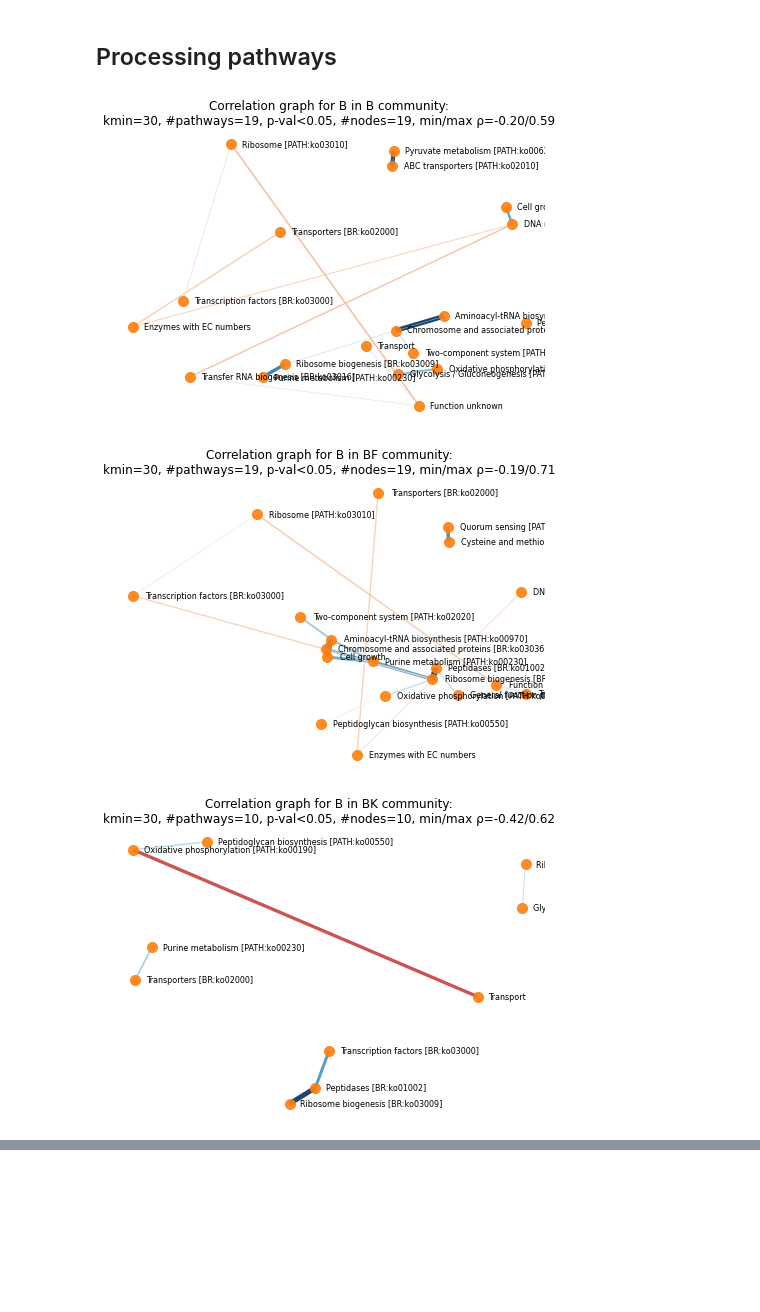
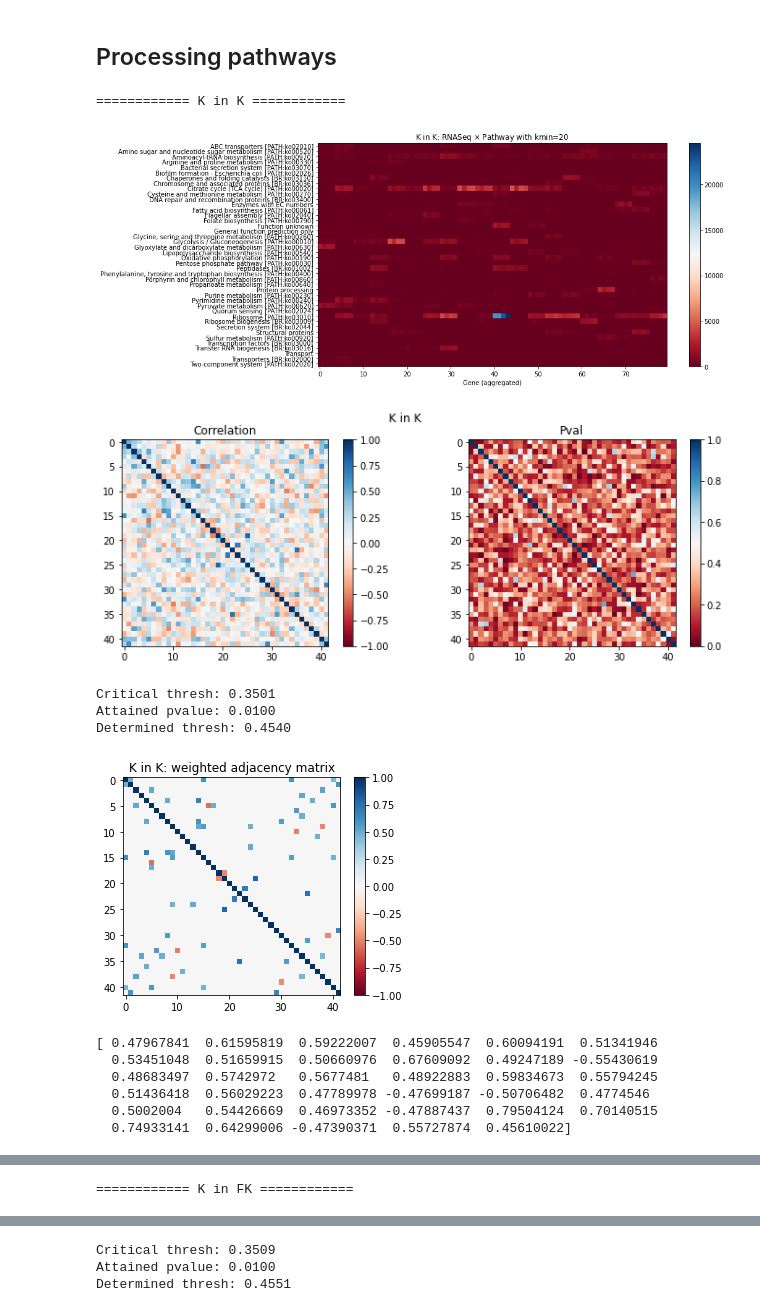
Before and after one commit to ZeyuSun/thor, a Jupyter notebook: pathway_correlation.ipynb, the cells around one changed output, grey strips where cells are left out. Saved outputs shown, nothing was run; the diff lists cells and outputs as text; code cells hidden in the pictures; blank space fills up the shorter version.

```diff
--- a/pathway_correlation.ipynb
+++ b/pathway_correlation.ipynb
@@ -22,8 +30,10 @@ from glob import glob
 import numpy as np
 import pandas as pd
 import matplotlib.pyplot as plt
-from scipy.stats import pearsonr
-plt.rcParams['image.cmap']='coolwarm'
+from scipy.stats import pearsonr, binom
+from scipy import special
+from scipy import sparse
+plt.rcParams['image.cmap']='RdBu'
 import networkx as nx
 # %%
 # Modifying venn function
@@ -284,36 +388,50 @@ def nx_plot_graph(G, label_aside=False):
 # %%
-kmin = 30 # minimum genes in a pathway
+kmin = 20 # minimum genes in a pathway
 N = 4 # number of replicates
 
-for sp in SPECIES:
+for sp in ['K']: #SPECIES:
     lengths = pathways[sp].groupby('DescC').size()
     top_pathways = lengths[lengths >= kmin].index.sort_values()
     degrees = pd.DataFrame()
     conn_pathways = {}  # A dict mapping comm to connected pathway IDs
     for comm in COMMUNITIES:
         if sp not in comm:
             continue
+        print("============ {} in {} ============".format(sp, comm))
         reps = [comm + str(i) for i in range(1,1+N)]
-        degrees[comm] = run_analysis(sp, reps, kmin=kmin)
+        degrees[comm] = run_analysis(sp, reps,
+            kmin=kmin, par_corr=False, FWER=0.01, FWER_filter=False,
+            run_sham=0)
         conn_pathways[comm] = set((degrees[comm] >= 0).to_numpy().nonzero()[0])
 
-    if True:
+    if False:
         print(degrees)
 
-    if True:
+    if False:
         fig, ax = plt.subplots(1, 2, figsize=(8,4))
         ax[0].set_title('Correlated pathways in {}'.format(sp))
         venn(conn_pathways, fmt="{enum}", fontsize=8, ax=ax[0])
         ax[1].invert_yaxis()
         ax[1].set_yticks(range(len(top_pathways)))
         ax[1].tick_params(axis='y', which='major', labelsize=6)
         for spine in ax[1].spines.values():
             spine.set_visible(False)
         ax[1].set_xticks([])
         for i, pathway in enumerate(top_pathways):
+            ipdb.set_trace()
             ax[1].text(0.02, i, pathway, fontdict={'size': 6}, verticalalignment='center')
         plt.show()
 # %% [output]
+============ K in K ============
-[figure, old version]
+[figure, new version]
-[figure, old version]
+[figure, new version]
+Critical thresh: 0.3501
+Attained pvalue: 0.0100
+Determined thresh: 0.4540
-[figure, old version]
+[figure, new version]
+[ 0.47967841  0.61595819  0.59222007  0.45905547  0.60094191  0.51341946
+  0.53451048  0.51659915  0.50660976  0.67609092  0.49247189 -0.55430619
+  0.48683497  0.5742972   0.5677481   0.48922883  0.59834673  0.55794245
+  0.51436418  0.56029223  0.47789978 -0.47699187 -0.50706482  0.4774546
+  0.5002004   0.54426669  0.46973352 -0.47887437  0.79504124  0.70140515
+  0.74933141  0.64299006 -0.47390371  0.55727874  0.45610022]
@@ -337,0 +439 @@ Two-component system [PATH:ko02020]                 1   1  -1   -1
+============ K in FK ============
@@ -339,0 +442,3 @@ Two-component system [PATH:ko02020]                 1   1  -1   -1
+Critical thresh: 0.3509
+Attained pvalue: 0.0100
+Determined thresh: 0.4551
```
Also changed, not shown: parts of 8 cells of this notebook.
